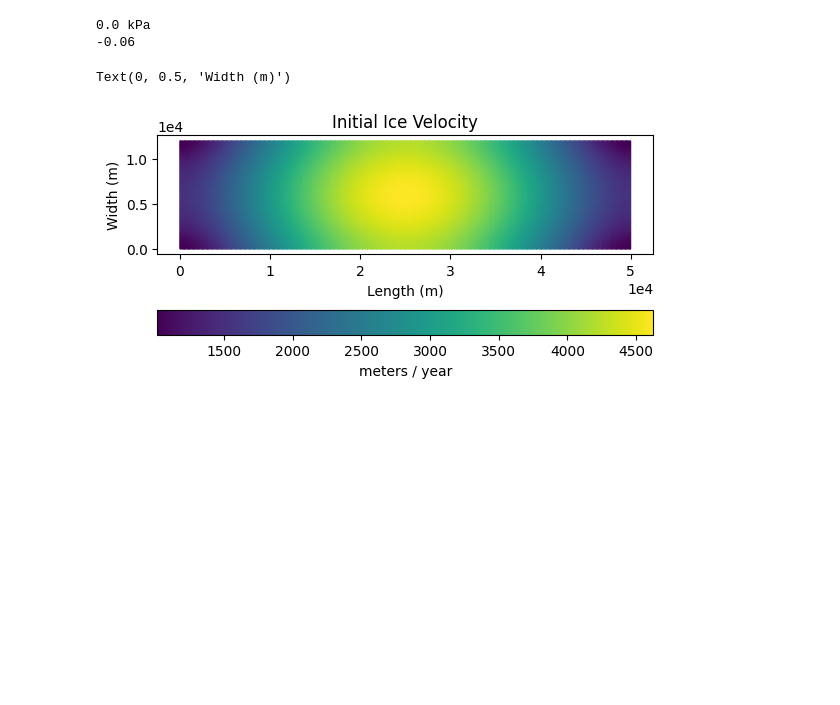
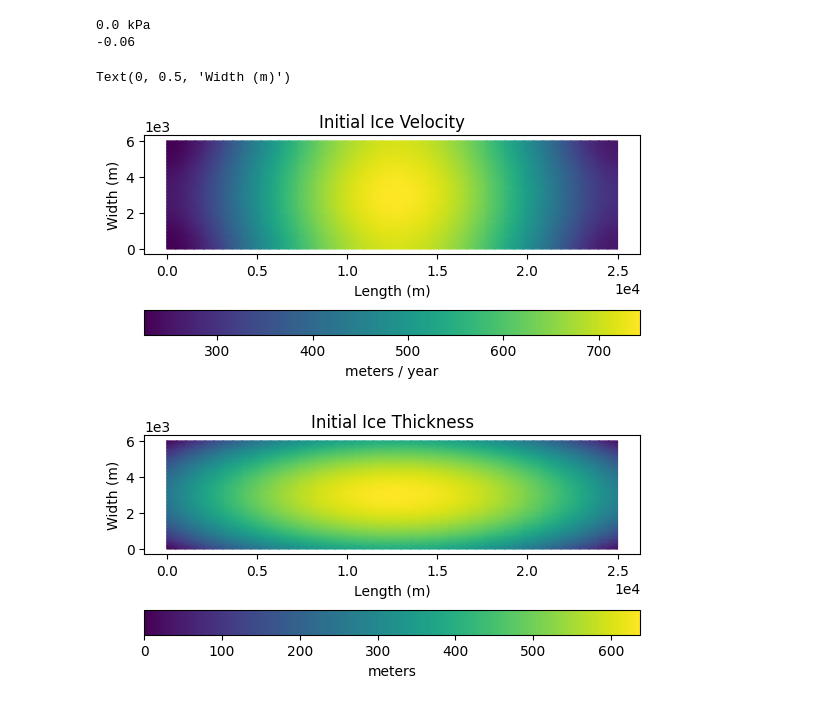
Before and after one commit to danshapero/wolverine-gulkana, a Jupyter notebook: valley_glac_changeClim.ipynb, the cells around one changed output. Saved outputs shown, nothing was run; the diff lists cells and outputs as text; code cells hidden in the pictures; blank space fills up the shorter version.

```diff
--- a/valley_glac_changeClim.ipynb
+++ b/valley_glac_changeClim.ipynb
@@ -15,8 +15,8 @@ firedrake:WARNING OMP_NUM_THREADS is not set or is set to a value greater than 1
 # %% [markdown]
 # Initial Conditions and geom.
 # %%
-Lx, Ly = 50e3, 12e3
-nx, ny = 48, 32
+Lx, Ly = 25e3, 6e3
+nx, ny = 24, 16 # How should these change as I change my domain?
 
 mesh = firedrake.RectangleMesh(nx, ny, Lx, Ly)
 
@@ -25,16 +31,17 @@ V = firedrake.VectorFunctionSpace(mesh, "CG", 2)
 # %%
 x, y = firedrake.SpatialCoordinate(mesh)
 
-b_in, b_out = 3000, 0
-δb1, δb2 = 0.1, -8*10**-7
-δby = 500
+b_in, b_out = 1500, 0
+#δb1, δb2 = 0.1, -8*10**-7
+δb1, δb2 = 0.121, -0.0000024
+δby = 250
 
 b_expr = b_in - (δb1*x) - (δb2*x**2) - 4 * δby * (y/Ly)*(1 - y/Ly)
 #b_expr = b_in -0.1*x + (8*10**-7)*x**2
 
 b = firedrake.interpolate(b_expr, Q)
 
-s_in, s_out = 3000, 0
+s_in, s_out = 1500, 0
 s_expr = s_in - (s_in - s_out) * x / Lx
 s0 = firedrake.interpolate(s_expr, Q)
 
@@ -77,12 +84,20 @@ u = solver.diagnostic_solve( #First guess at vel. using the diagnostic solver
 # %%
 fig, axes = icepack.plot.subplots()
 colors = icepack.plot.tripcolor(u, axes=axes)
 fig.colorbar(colors, label="meters / year", location='bottom')
 axes.set_title("Initial Ice Velocity");
 axes.set_xlabel("Length (m)")
 axes.set_ylabel("Width (m)")
+
+fig, axes = icepack.plot.subplots()
+colors = icepack.plot.tripcolor(h, axes=axes)
+fig.colorbar(colors, label="meters", location='bottom')
+axes.set_title("Initial Ice Thickness");
+axes.set_xlabel("Length (m)")
+axes.set_ylabel("Width (m)")
 # %% [output]
 Text(0, 0.5, 'Width (m)')
-[figure, old version]
+[figure, new version]
+[figure, added]
 # %%
 ys = np.array([(Lx/2, Ly * k / ny) for k in range(ny + 1)])
```
Also changed, not shown: parts of 13 cells of this notebook.
